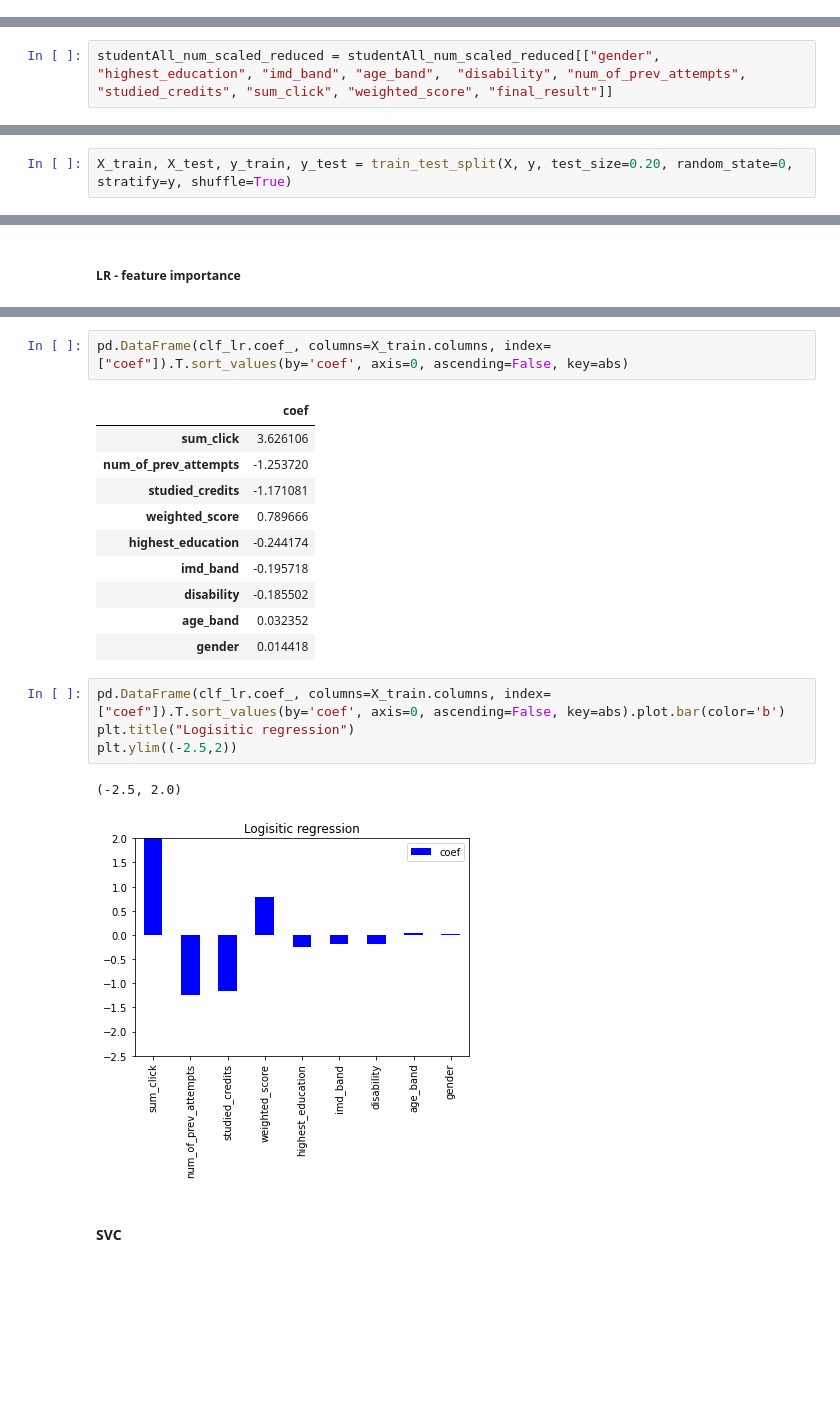
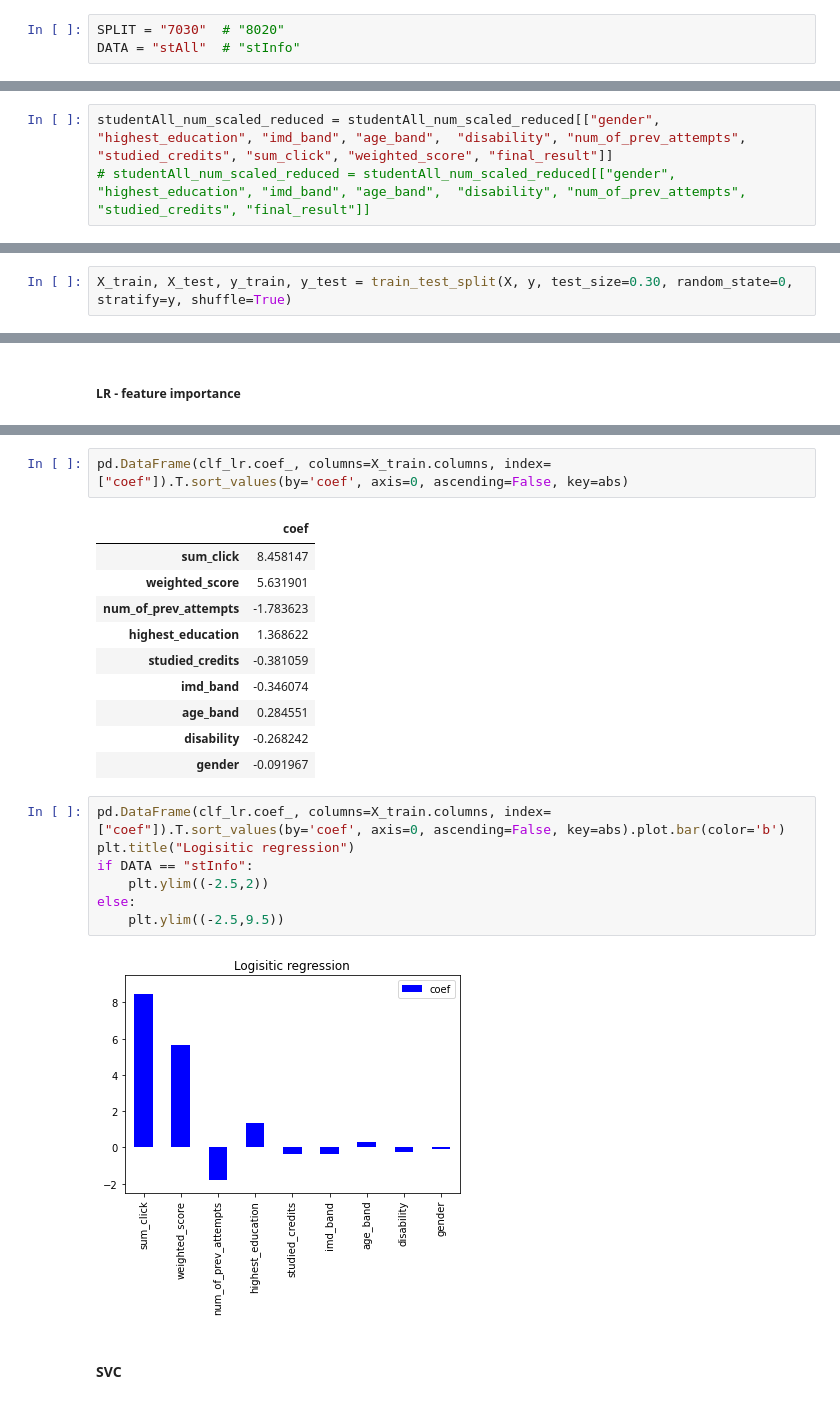
Before and after one commit to melinaverger/MADD, a Jupyter notebook: experiment1.ipynb, the cells around one changed output, grey strips where cells are left out. Saved outputs shown, nothing was run; the diff lists cells and outputs as text; blank space fills up the shorter version.

Commit message:
train-test splits and balancing

```diff
--- a/experiment1.ipynb
+++ b/experiment1.ipynb
@@ -37,3 +40,6 @@ import matplotlib.pyplot as plt
+# %%
+SPLIT = "7030"  # "8020"
+DATA = "stAll"  # "stInfo"
 # %% [markdown]
 ## Reduced data set
 # %%
@@ -61,8 +68,8 @@ studentAll_num_scaled_reduced.shape
 # %% [output]
 (5118, 34)
 # %%
-studentAll_num_scaled_reduced = studentAll_num_scaled_reduced[["gender", "highest_education", "imd_band", "age_band",  "disability", "num_of_prev_attempts",
-"studied_credits", "sum_click", "weighted_score", "final_result"]]
+studentAll_num_scaled_reduced = studentAll_num_scaled_reduced[["gender", "highest_education", "imd_band", "age_band",  "disability", "num_of_prev_attempts", "studied_credits", "sum_click", "weighted_score", "final_result"]]
+# studentAll_num_scaled_reduced = studentAll_num_scaled_reduced[["gender", "highest_education", "imd_band", "age_band",  "disability", "num_of_prev_attempts", "studied_credits", "final_result"]]
 # %%
 studentAll_num_scaled_reduced.shape
 # %% [output]
@@ -103,5 +110,5 @@ round(y.value_counts()[1] / (y.value_counts()[1] + y.value_counts()[0]) * 100, 2
 # %% [markdown]
 ### Train-test split
 # %%
-X_train, X_test, y_train, y_test = train_test_split(X, y, test_size=0.20, random_state=0, stratify=y, shuffle=True)
+X_train, X_test, y_train, y_test = train_test_split(X, y, test_size=0.30, random_state=0, stratify=y, shuffle=True)
 # %%
@@ -170,22 +177,24 @@ pd.DataFrame(clf_lr.coef_, columns=X_train.columns, index=["coef"]).T
 pd.DataFrame(clf_lr.coef_, columns=X_train.columns, index=["coef"]).T.sort_values(by='coef', axis=0, ascending=False, key=abs)
 # %% [output]
 |  | coef |
-| sum_click | 3.626106 |
-| num_of_prev_attempts | -1.253720 |
-| studied_credits | -1.171081 |
-| weighted_score | 0.789666 |
-| highest_education | -0.244174 |
-| imd_band | -0.195718 |
-| disability | -0.185502 |
-| age_band | 0.032352 |
-| gender | 0.014418 |
+| sum_click | 8.458147 |
+| weighted_score | 5.631901 |
+| num_of_prev_attempts | -1.783623 |
+| highest_education | 1.368622 |
+| studied_credits | -0.381059 |
+| imd_band | -0.346074 |
+| age_band | 0.284551 |
+| disability | -0.268242 |
+| gender | -0.091967 |
 # %%
 pd.DataFrame(clf_lr.coef_, columns=X_train.columns, index=["coef"]).T.sort_values(by='coef', axis=0, ascending=False, key=abs).plot.bar(color='b')
 plt.title("Logisitic regression")
-plt.ylim((-2.5,2))
+if DATA == "stInfo":
+    plt.ylim((-2.5,2))
+else:
+    plt.ylim((-2.5,9.5))
 # %% [output]
-(-2.5, 2.0)
-[figure, old version]
+[figure, new version]
 # %% [markdown]
 #### SVC
 # %%
```
Also changed, not shown: parts of 16 cells of this notebook, 32 other files.
